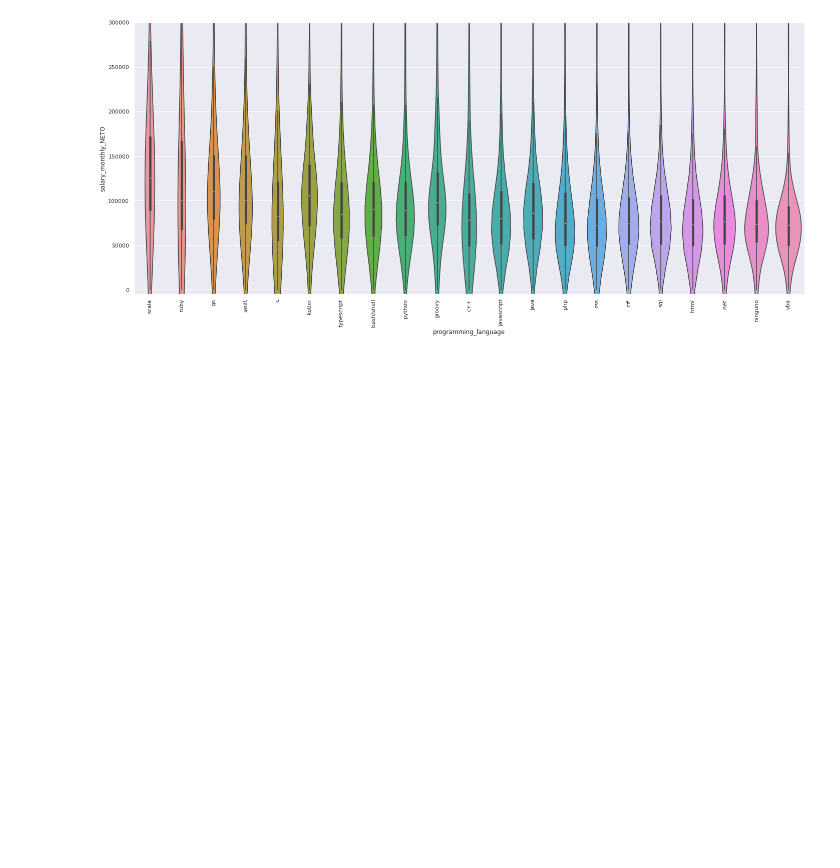
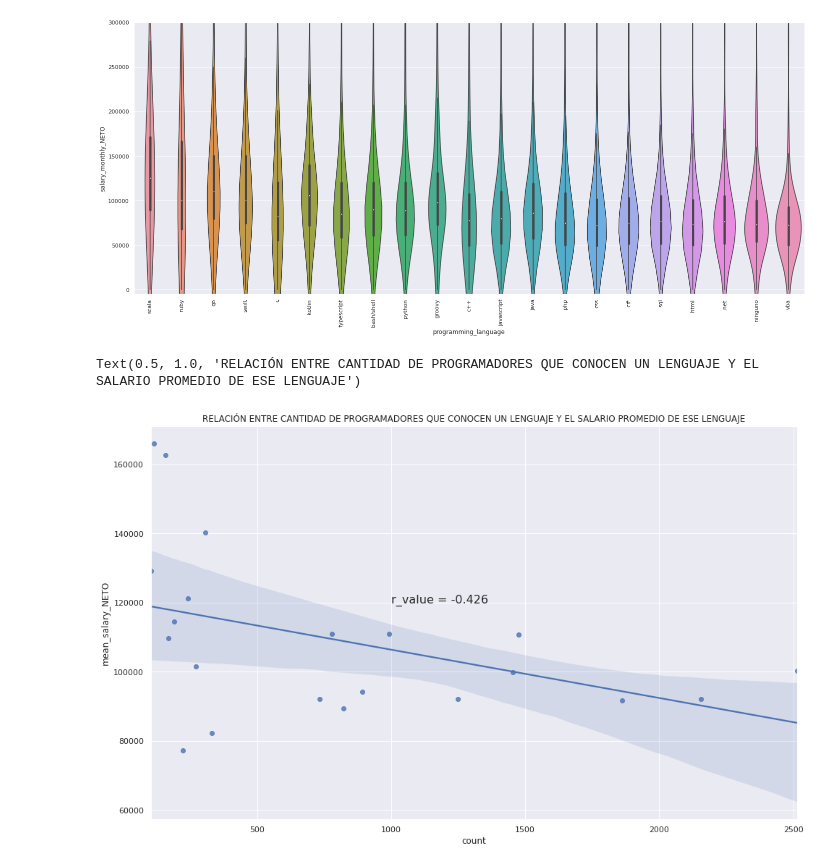
Before and after one commit to fnbellomo/DiploDatos2021, a Jupyter notebook: AyVD/Entregable_Parte_1_Natan.ipynb, the cells around one changed output. Cells and saved outputs as stored; diff of their text form; code cells hidden in the pictures; blank space fills up the shorter version.

```diff
--- a/AyVD/Entregable_Parte_1_Natan.ipynb
+++ b/AyVD/Entregable_Parte_1_Natan.ipynb
@@ -289,3 +291,12 @@ for item in v.get_xticklabels():
     item.set_rotation(90)
 # %% [output]
 [figure]
+# %%
+plt.figure(figsize=(16, 10))
+r = seaborn.regplot(x='count', y='mean_salary_NETO', data=pivot_df_filtered)
+slope, intercept, r_value, p_value, std_err = scipy.stats.linregress(pivot_df_filtered['count'],pivot_df_filtered['mean_salary_NETO'])
+r.annotate('r_value = ' + str(format(r_value,'.3f')), (1000,120000), fontsize=16)
+r.set_title('RELACIÓN ENTRE CANTIDAD DE PROGRAMADORES QUE CONOCEN UN LENGUAJE Y EL SALARIO PROMEDIO DE ESE LENGUAJE')
+# %% [output]
+Text(0.5, 1.0, 'RELACIÓN ENTRE CANTIDAD DE PROGRAMADORES QUE CONOCEN UN LENGUAJE Y EL SALARIO PROMEDIO DE ESE LENGUAJE')
+[figure, added]
```
Also changed, not shown: parts of 11 cells of this notebook.
